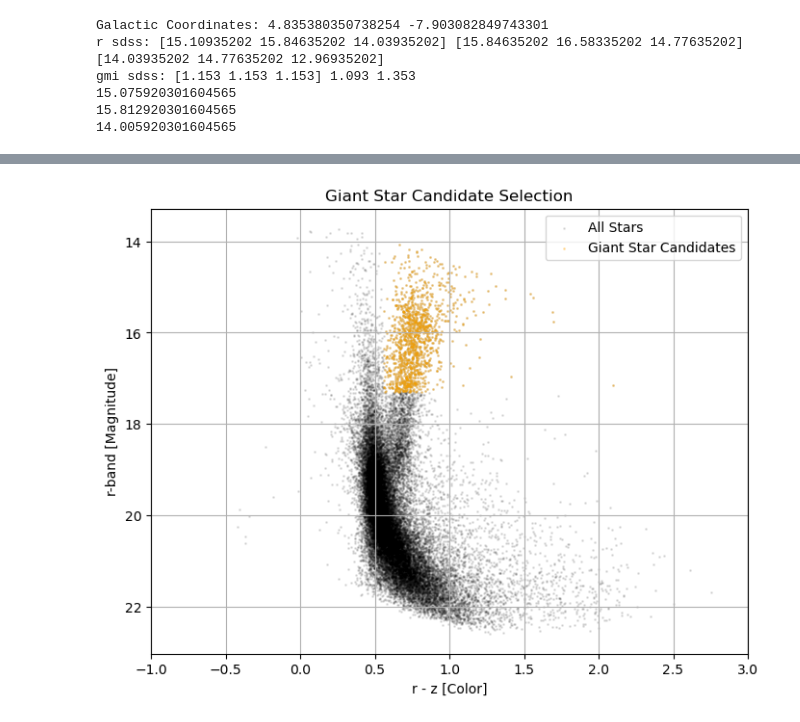
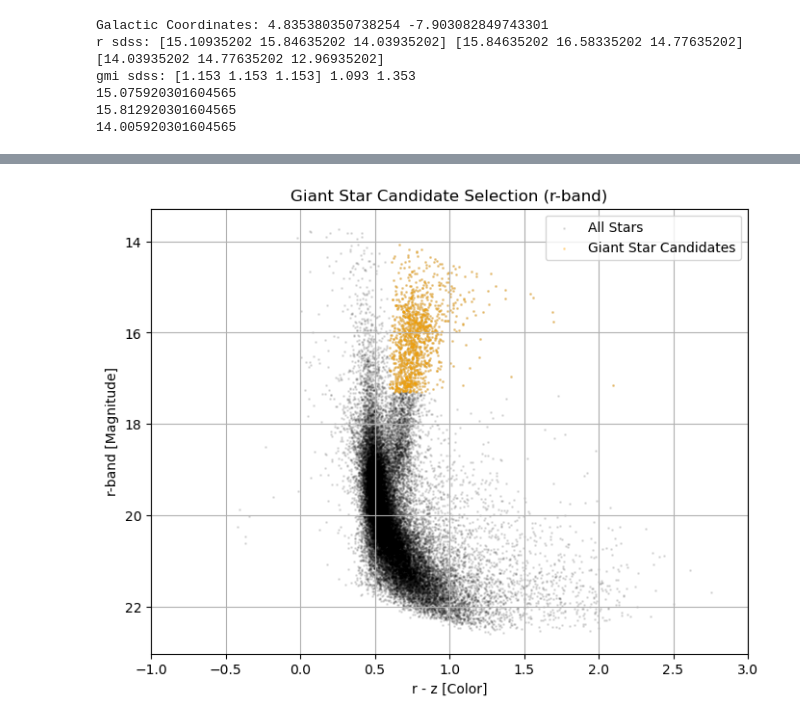
Before and after one commit to NireAstro/SURP2025, a Jupyter notebook: fit_models/cleaned_colorcut.ipynb, the cells around one changed output, grey strips where cells are left out. Drawn from its saved outputs; the diff is of its cells as text; code cells hidden in the pictures.

```diff
--- a/fit_models/cleaned_colorcut.ipynb
+++ b/fit_models/cleaned_colorcut.ipynb
@@ -29,8 +29,8 @@ msto_shift_value = 3.5  # Main Sequence Turn-Off shift
 # %%
 # Adjust defaults for specific color combinations
 if color_band_2 == "z" and color_band_1 == "r":
-    #default_color_cut = 0.46
-    default_color_cut = 0.56
+    # default_color_cut = 0.46
+    default_color_cut = 0.6
     color_range_max = 1.0
     msto_shift_value = 3.0
 # %%
@@ -65,7 +65,7 @@ if len(sys.argv) >= 9:
     apply_position_cut = True
 # %%
 # === Load Configuration from Options File ===
-options = pyp2options.pip2options('/home/bernthold.17/SURP2025/rcfit/')
+options = pyp2options.pip2options('/home/bernthold.17/SURP2025/fit_models/')
 # %% [output]
 Skipping line 68: expected 2 fields, saw 5
 Skipping line 71: expected 2 fields, saw 5
@@ -238,12 +238,13 @@ def cgauss(x, amplitude, mean, sigma):
 # === Construct Color-Magnitude Diagram (CMD) ===
 # Compute color index and magnitude
 color_index = filtered_catalog[:, c1_col_index] - filtered_catalog[:, c2_col_index]
-magnitude_values = filtered_catalog[:, mag_col_index]
+magnitude_values_r = filtered_catalog[:, mag_col_index] # r-band
+magnitude_values_z = filtered_catalog[:, c2_col_index] # z-band
 # %%
 # === Giant Star Selection ===
 # Filter stars that are likely giants
 # Filter for the giants
-giant_candidates = filtered_catalog[(color_index > default_color_cut) & (magnitude_values < magnitude_cut)]
+giant_candidates = filtered_catalog[(color_index > default_color_cut) & (magnitude_values_r < magnitude_cut)]
 
 giant_colors = giant_candidates[:, c1_col_index] - giant_candidates[:, c2_col_index]
 giant_magnitudes = giant_candidates[:, mag_col_index]
@@ -347,25 +371,25 @@ plt.show()
 # %%
-# Plot Giant Star Candidates on CMD
+# Plot Giant Star Candidates on CMD for r-mag
 giant_fig = plt.figure(figsize = (8, 6))
 plt.tight_layout()
 
-plt.scatter(color_index, magnitude_values, s = 1, color = 'black', alpha = 0.1, label = 'All Stars')
+plt.scatter(color_index, magnitude_values_r, s = 1, color = 'black', alpha = 0.1, label = 'All Stars')
 plt.scatter(giant_colors, giant_magnitudes, s = 1, color = 'orange', alpha = 0.3, label = 'Giant Star Candidates')
 
 plt.xlim(-1,3)
 plt.gca().invert_yaxis()
 
-plt.title("Giant Star Candidate Selection")
+plt.title("Giant Star Candidate Selection (r-band)")
 plt.xlabel(f"{color_band_1} - {color_band_2} [Color]")
 plt.ylabel(f"{magnitude_band}-band [Magnitude]")
 
 plt.grid(True)
 plt.legend(loc = 'best')
 
 #plt.savefig("debug_cmd_giant_candidates.png")
 #if interactive_mode:
     #plt.show()
 #plt.close(giant_fig)
 plt.show()
 # %% [output]
-[figure, old version]
+[figure, new version]
```
Also changed, not shown: parts of 19 cells of this notebook, 1 other file.
